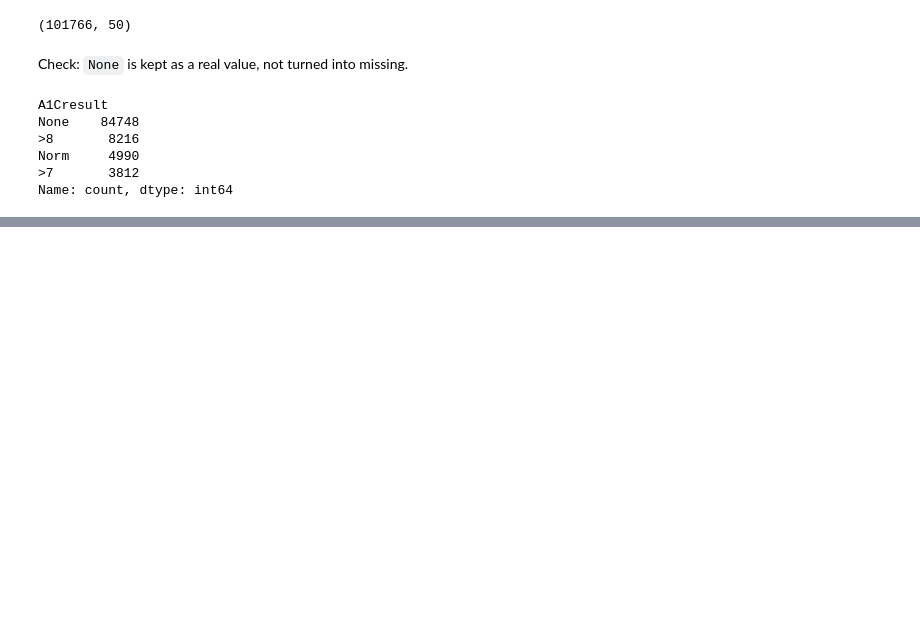
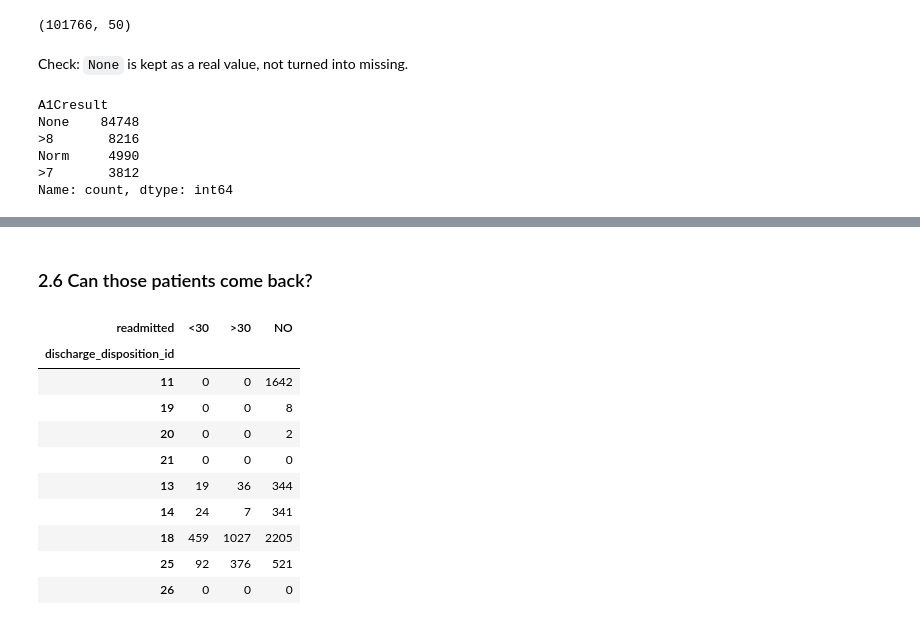
Before and after one commit to barbarosisik/diabetes-readmission-analysis, a Jupyter notebook: notebooks/analysis.ipynb, the cells around one changed output, grey strips where cells are left out. Cells and saved outputs as stored; diff of their text form; code cells hidden in the pictures; blank space fills up the shorter version.

```diff
--- a/notebooks/analysis.ipynb
+++ b/notebooks/analysis.ipynb
@@ -33,0 +164,3 @@ Name: count, dtype: int64
+# %%
+DEATH, HOSPICE, UNKNOWN = [11, 19, 20, 21], [13, 14], [18, 25, 26]
+discharge.loc[DEATH + HOSPICE + UNKNOWN]
@@ -33,0 +179,17 @@ Name: count, dtype: int64
+# %% [markdown]
+### 2.6 Can those patients come back?
+# %%
+outcome = pd.crosstab(df["discharge_disposition_id"], df["readmitted"])
+outcome.reindex(DEATH + HOSPICE + UNKNOWN, fill_value=0)
+# %% [output]
+| readmitted | <30 | >30 | NO |
+| discharge_disposition_id |  |  |  |
+| 11 | 0 | 0 | 1642 |
+| 19 | 0 | 0 | 8 |
+| 20 | 0 | 0 | 2 |
+| 21 | 0 | 0 | 0 |
+| 13 | 19 | 36 | 344 |
+| 14 | 24 | 7 | 341 |
+| 18 | 459 | 1027 | 2205 |
+| 25 | 92 | 376 | 521 |
+| 26 | 0 | 0 | 0 |
```
Also changed, not shown: parts of 17 cells of this notebook, 3 other files.
